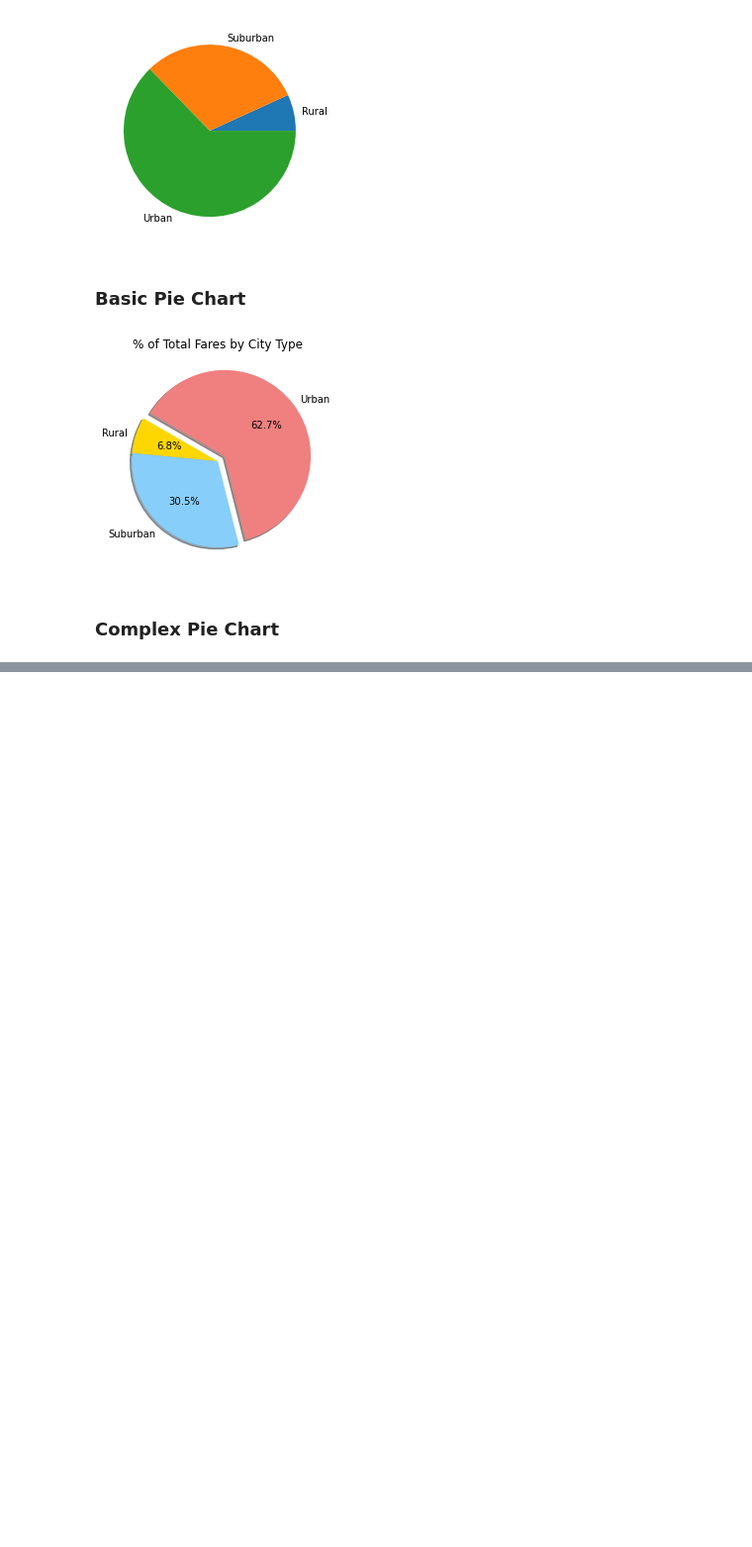
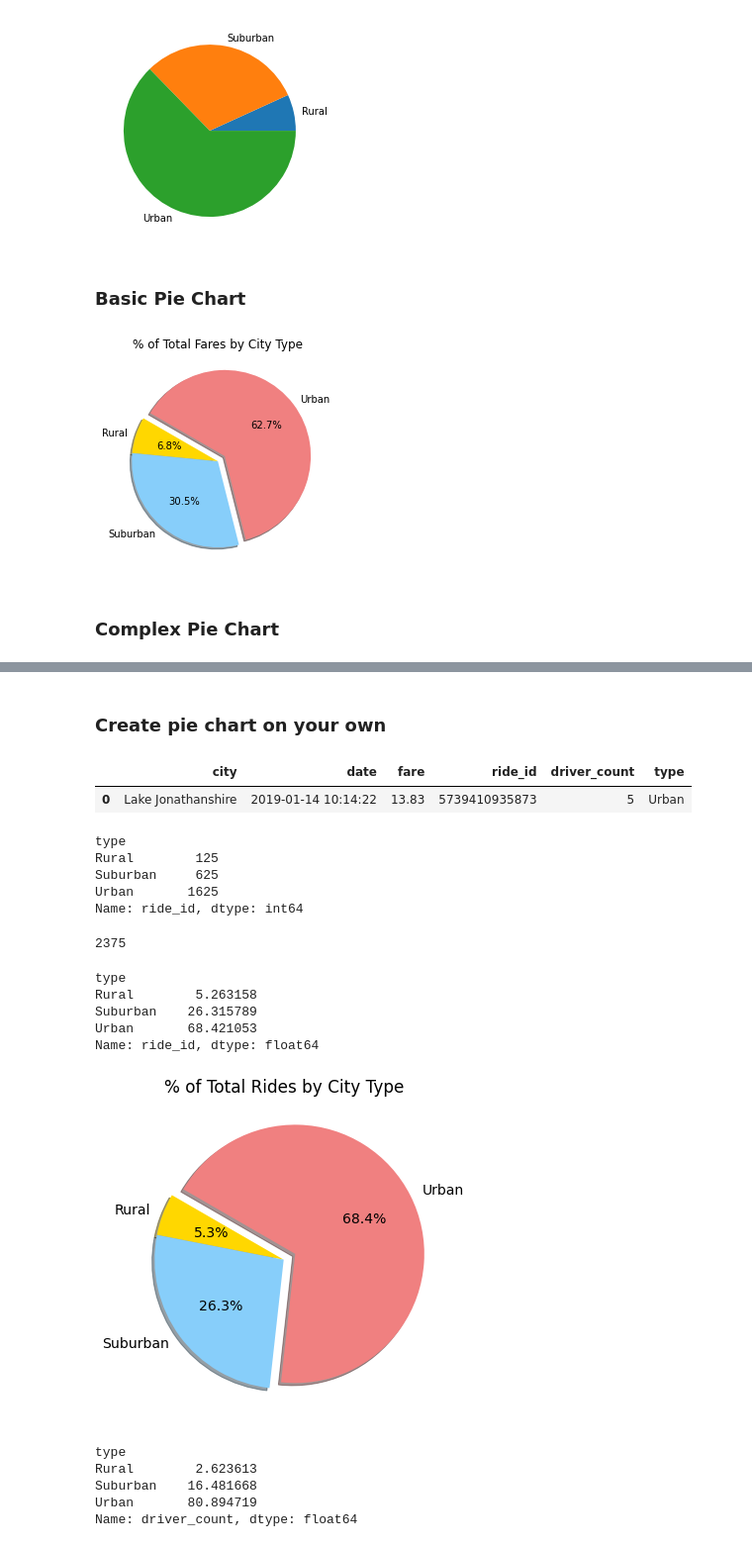
Before and after one commit to NitewingGW/PyBer_Analysis, a Jupyter notebook: PyBer.ipynb, the cells around one changed output, grey strips where cells are left out. Shown at 99% size. Saved outputs shown, nothing was run; the diff lists cells and outputs as text; code cells hidden in the pictures; blank space fills up the shorter version.

```diff
--- a/PyBer.ipynb
+++ b/PyBer.ipynb
@@ -881,0 +882,62 @@ plt.show()
+# %% [markdown]
+### Create pie chart on your own
+# %%
+pyber_data_df.head(1)
+# %% [output]
+|  | city | date | fare | ride_id | driver_count | type |
+| 0 | Lake Jonathanshire | 2019-01-14 10:14:22 | 13.83 | 5739410935873 | 5 | Urban |
+# %%
+# Get the sum of the fares for each city type.
+# Create your divisor and dividend
+sum_rides_by_type = pyber_data_df.groupby(["type"]).count()["ride_id"]
+sum_rides_by_type
+# %% [output]
+type
+Rural        125
+Suburban     625
+Urban       1625
+Name: ride_id, dtype: int64
+# %%
+sum_rides = pyber_data_df.count()["ride_id"]
+sum_rides
+# %% [output]
+2375
+# %%
+ride_percents = (sum_rides_by_type /sum_rides) *100
+ride_percents
+# %% [output]
+type
+Rural        5.263158
+Suburban    26.315789
+Urban       68.421053
+Name: ride_id, dtype: float64
+# %%
+# Import mpl to change the plot configurations using rcParams.
+import matplotlib as mpl
+# Build Pie Chart
+plt.subplots(figsize=(10, 6))
+plt.pie(ride_percents,
+    labels=["Rural", "Suburban", "Urban"],
+    colors=["gold", "lightskyblue", "lightcoral"],
+    explode=[0, 0, 0.1],
+    autopct='%1.1f%%',
+    shadow=True, startangle=150)
+plt.title("% of Total Rides by City Type")
+# Change the default font size from 10 to 14.
+mpl.rcParams['font.size'] = 14
+# Save Figure
+plt.savefig("PyBer_Analysis/analysis/Fig6.png")
+# Show Figure
+plt.show()
+# %% [output]
+[figure, added]
+# %%
+# Calculate the percentage of drivers for each city type.
+driver_percents = 100 * (city_data_df.groupby(["type"]).sum()["driver_count"] / city_data_df["driver_count"].sum())
+driver_percents
+# %% [output]
+type
+Rural        2.623613
+Suburban    16.481668
+Urban       80.894719
+Name: driver_count, dtype: float64
```
Also changed, not shown: parts of 2 cells of this notebook.
